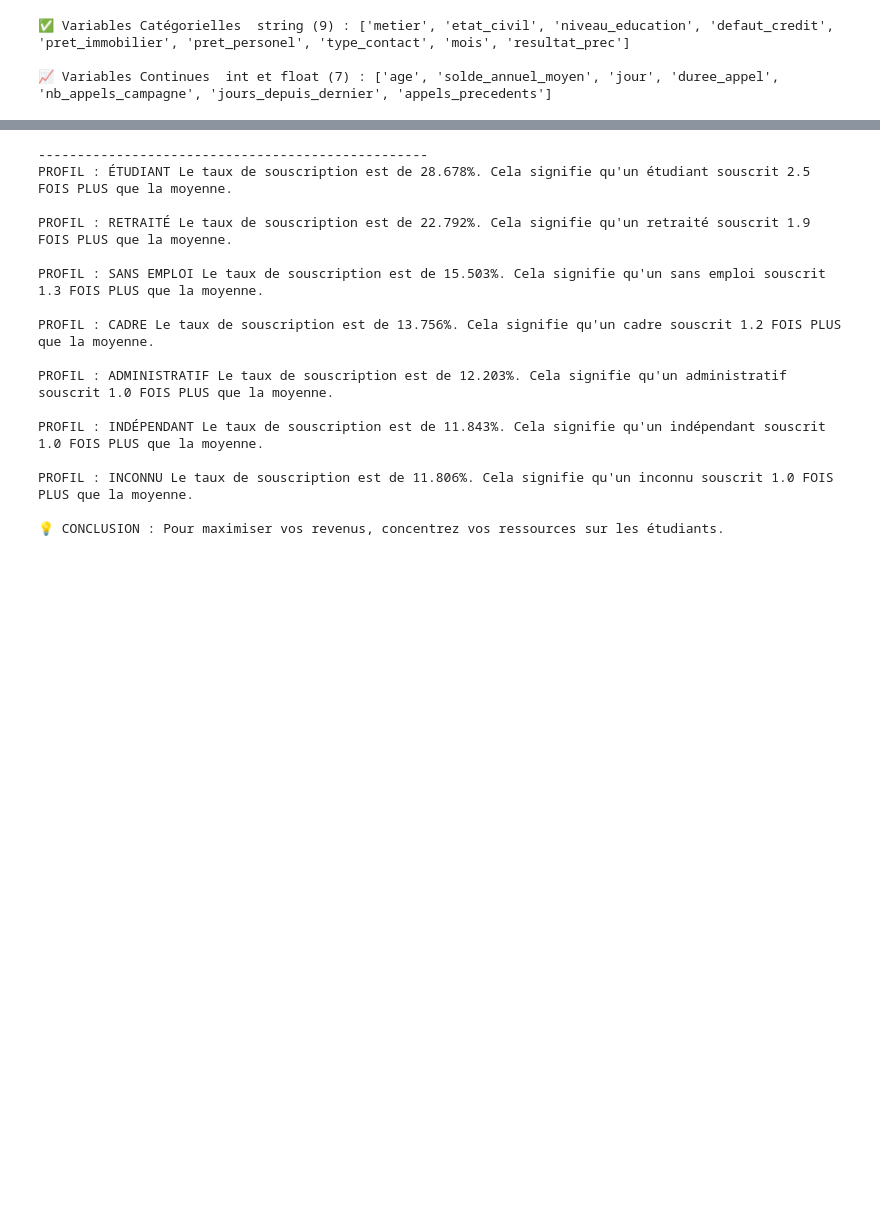
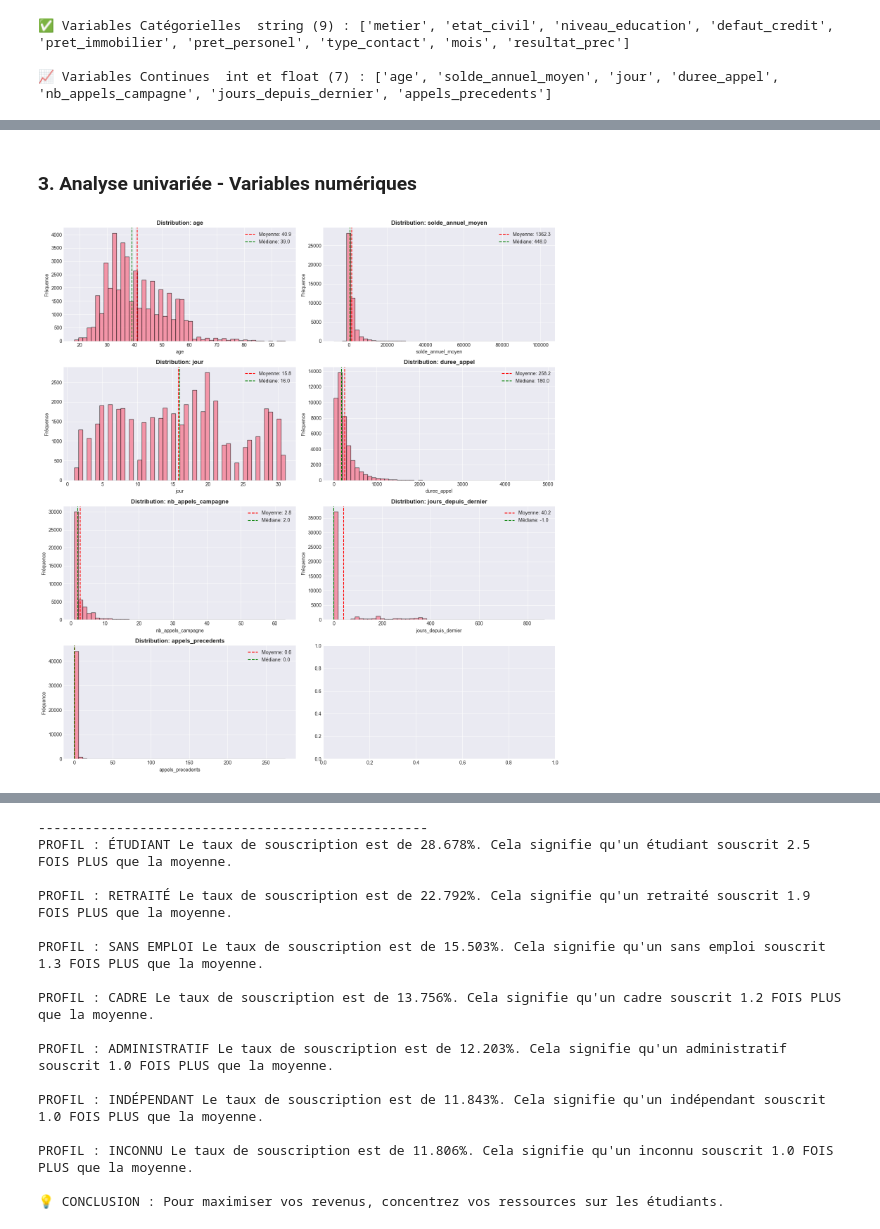
Before and after one commit to Justclemax/Mini_Projet_DM1_analyse_exploratoire_Reda_-_Clement, a Jupyter notebook: notebook/01_analyse_exploratoire.ipynb, the cells around one changed output, grey strips where cells are left out. Saved outputs shown, nothing was run; the diff lists cells and outputs as text; code cells hidden in the pictures; blank space fills up the shorter version.

```diff
--- a/notebook/01_analyse_exploratoire.ipynb
+++ b/notebook/01_analyse_exploratoire.ipynb
@@ -28,5 +28,20 @@ La banque doit déterminer **quels clients cibler en priorité** pour maximiser
 # %%
+# Bibliothèques essentielles
 import numpy as np
 import pandas as pd
+import matplotlib.pyplot as plt
+import seaborn as sns
 import warnings
 warnings.filterwarnings('ignore')
+
+# Configuration des graphiques
+plt.style.use('seaborn-v0_8-darkgrid')
+sns.set_palette("husl")
+plt.rcParams['figure.figsize'] = (12, 6)
+plt.rcParams['font.size'] = 10
+
+# Statistiques
+from scipy import stats
+from scipy.stats import chi2_contingency, f_oneway, ttest_ind
+
+print("✅ Bibliothèques importées avec succès")
@@ -282,0 +368,25 @@ Référence métier : pratiques courantes du marketing bancaire, où les taux de
+# %% [markdown]
+### 3. Analyse univariée - Variables numériques
+# %%
+# Distributions des variables numériques
+fig, axes = plt.subplots(4, 2, figsize=(15, 16))
+axes = axes.ravel()
+
+for idx, col in enumerate(num_features):
+    if idx < len(axes):
+        df_bank_marketing_clean[col].hist(bins=50, ax=axes[idx], edgecolor='black', alpha=0.7)
+        axes[idx].set_title(f'Distribution: {col}', fontweight='bold')
+        axes[idx].set_xlabel(col)
+        axes[idx].set_ylabel('Fréquence')
+
+        # Ajouter statistiques
+        mean_val = df_bank_marketing_clean[col].mean()
+        median_val = df_bank_marketing_clean[col].median()
+        axes[idx].axvline(mean_val, color='red', linestyle='--', label=f'Moyenne: {mean_val:.1f}')
+        axes[idx].axvline(median_val, color='green', linestyle='--', label=f'Médiane: {median_val:.1f}')
+        axes[idx].legend()
+
+plt.tight_layout()
+plt.show()
+# %% [output]
+[figure, added]
```
Also changed, not shown: parts of 73 cells of this notebook, 15 other files.
